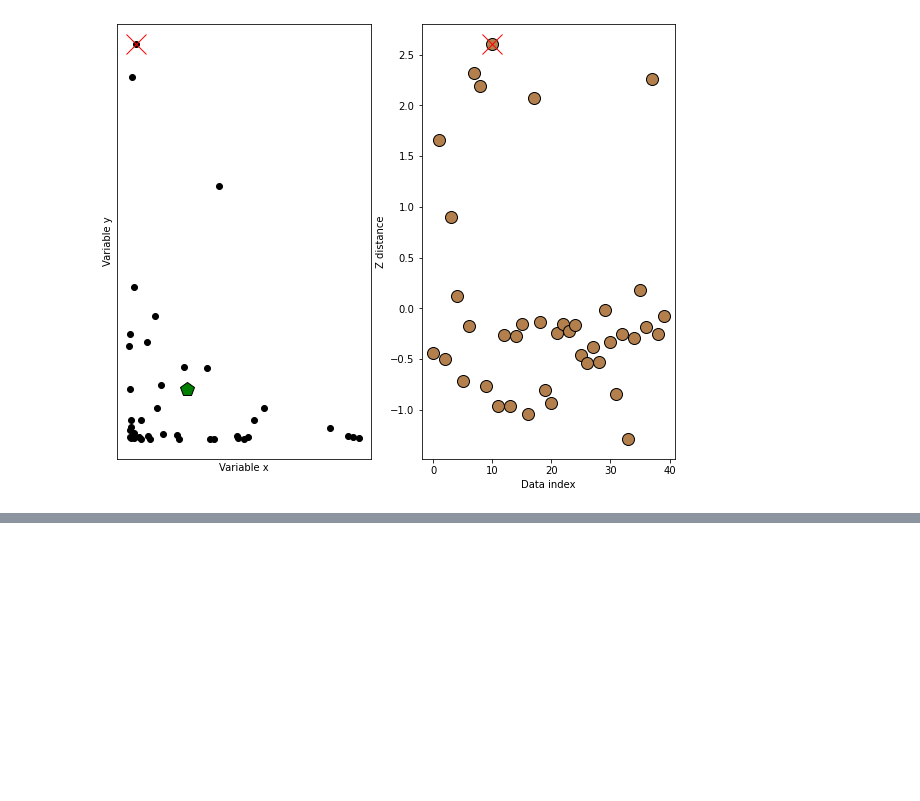
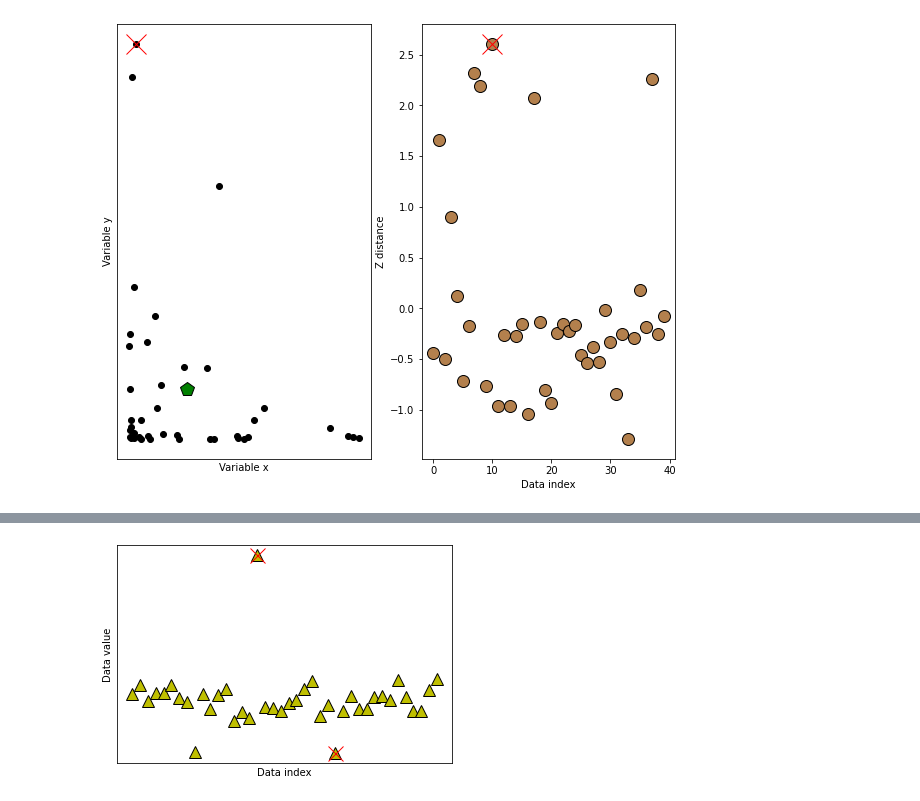
Before and after one commit to kelsklane/stat_practice, a Jupyter notebook: Practice_notebooks/Nomarlization_and_Outliers.ipynb, the cells around one changed output, grey strips where cells are left out. Cells and saved outputs as stored; diff of their text form; code cells hidden in the pictures; blank space fills up the shorter version.

```diff
--- a/Practice_notebooks/Nomarlization_and_Outliers.ipynb
+++ b/Practice_notebooks/Nomarlization_and_Outliers.ipynb
@@ -218,0 +236,12 @@ fig
+# %%
+#One way: remove k% of the data
+
+percent_trim = 5
+cut_off = np.percentile(abs(mean_data), 100 - percent_trim)
+
+to_cut = np.where(abs(mean_data) > cut_off)[0]
+ax.plot(to_cut, data[to_cut], 'rx', markersize = 15)
+
+fig
+# %% [output]
+[figure, added]
```
Also changed, not shown: parts of 3 cells of this notebook.
